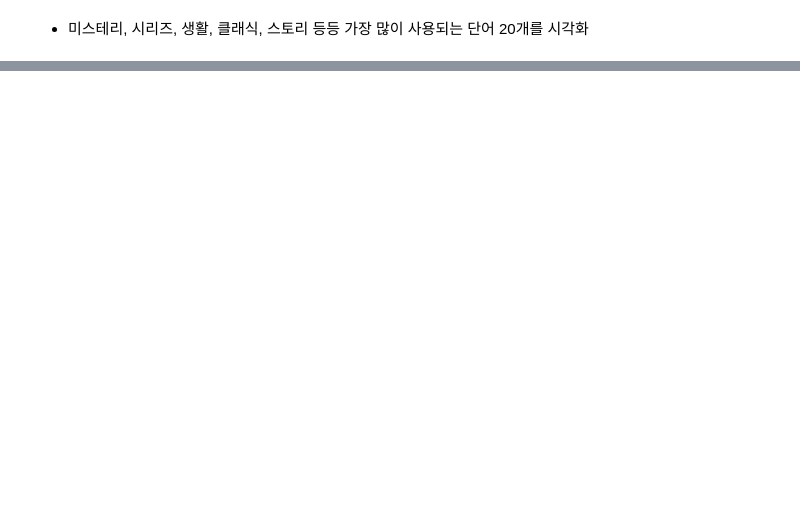
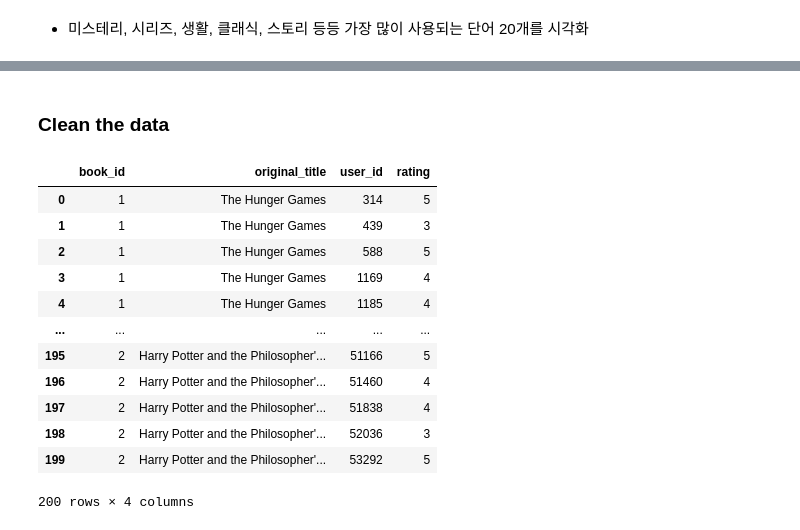
Before and after one commit to LJEDD2/Kernel_practice, a Jupyter notebook: Study/goodbooks-10k/Books_Visualisation_and_recommendation.ipynb, the cells around one changed output, grey strips where cells are left out. Saved outputs shown, nothing was run; the diff lists cells and outputs as text; code cells hidden in the pictures; blank space fills up the shorter version.

```diff
--- a/Study/goodbooks-10k/Books_Visualisation_and_recommendation.ipynb
+++ b/Study/goodbooks-10k/Books_Visualisation_and_recommendation.ipynb
@@ -437,0 +483,3 @@ figure.show()
+# %%
+books_data = pd.read_csv(f'{goodbooks_path}/books.csv')
+ratings_data = pd.read_csv(f'{goodbooks_path}/ratings.csv')
@@ -437,0 +497,2 @@ figure.show()
+# %% [markdown]
+### Clean the data
@@ -437,0 +506,20 @@ figure.show()
+# %%
+merged_df = pd.merge(books_data, ratings, how='left', left_on=['id'], right_on=['book_id'])
+df = merged_df[['id','original_title', 'user_id', 'rating']]
+
+df = df.rename(columns = {'id':'book_id'})
+df.head(200)
+# %% [output]
+|  | book_id | original_title | user_id | rating |
+| 0 | 1 | The Hunger Games | 314 | 5 |
+| 1 | 1 | The Hunger Games | 439 | 3 |
+| 2 | 1 | The Hunger Games | 588 | 5 |
+| 3 | 1 | The Hunger Games | 1169 | 4 |
+| 4 | 1 | The Hunger Games | 1185 | 4 |
+| ... | ... | ... | ... | ... |
+| 195 | 2 | Harry Potter and the Philosopher'... | 51166 | 5 |
+| 196 | 2 | Harry Potter and the Philosopher'... | 51460 | 4 |
+| 197 | 2 | Harry Potter and the Philosopher'... | 51838 | 4 |
+| 198 | 2 | Harry Potter and the Philosopher'... | 52036 | 3 |
+| 199 | 2 | Harry Potter and the Philosopher'... | 53292 | 5 |
+200 rows × 4 columns
```
Also changed, not shown: parts of 44 cells of this notebook.
